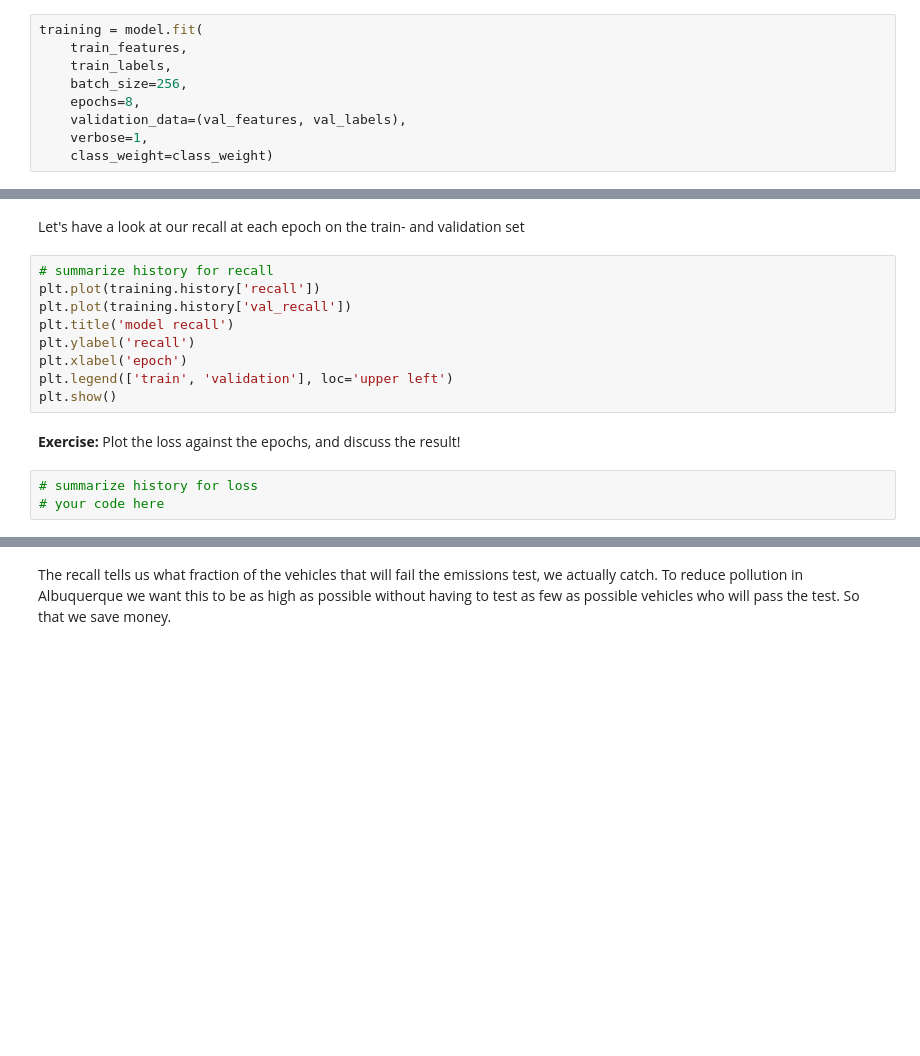
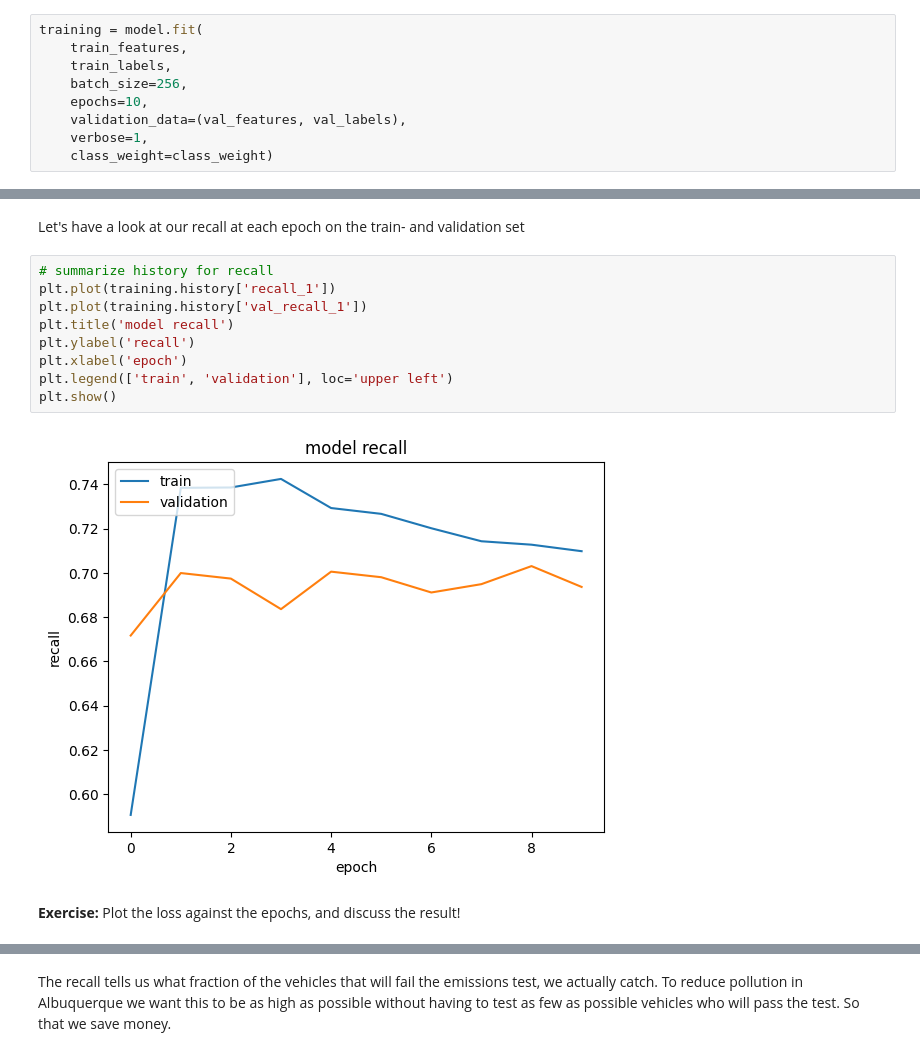
Before and after one commit to PartORG/ds-artificial-neural-networks, a Jupyter notebook: day_1/02_Classification_TensorFlow_Keras.ipynb, the cells around one changed output, grey strips where cells are left out. Saved outputs shown, nothing was run; the diff lists cells and outputs as text; blank space fills up the shorter version.

```diff
--- a/day_1/02_Classification_TensorFlow_Keras.ipynb
+++ b/day_1/02_Classification_TensorFlow_Keras.ipynb
@@ -237,7 +273,7 @@ training = model.fit(
     train_features,
     train_labels,
     batch_size=256,
-    epochs=8,
+    epochs=10,
     validation_data=(val_features, val_labels),
     verbose=1,
     class_weight=class_weight)
@@ -245,16 +302,15 @@ training = model.fit(
 Let's have a look at our recall at each epoch on the train- and validation set
 # %%
 # summarize history for recall
-plt.plot(training.history['recall'])
-plt.plot(training.history['val_recall'])
+plt.plot(training.history['recall_1'])
+plt.plot(training.history['val_recall_1'])
 plt.title('model recall')
 plt.ylabel('recall')
 plt.xlabel('epoch')
 plt.legend(['train', 'validation'], loc='upper left')
 plt.show()
+# %% [output]
+[figure, added]
 # %% [markdown]
 **Exercise:**
 Plot the loss against the epochs, and discuss the result!
-# %%
-# summarize history for loss
-# your code here
```
Also changed, not shown: parts of 14 cells of this notebook, 34 other files.
